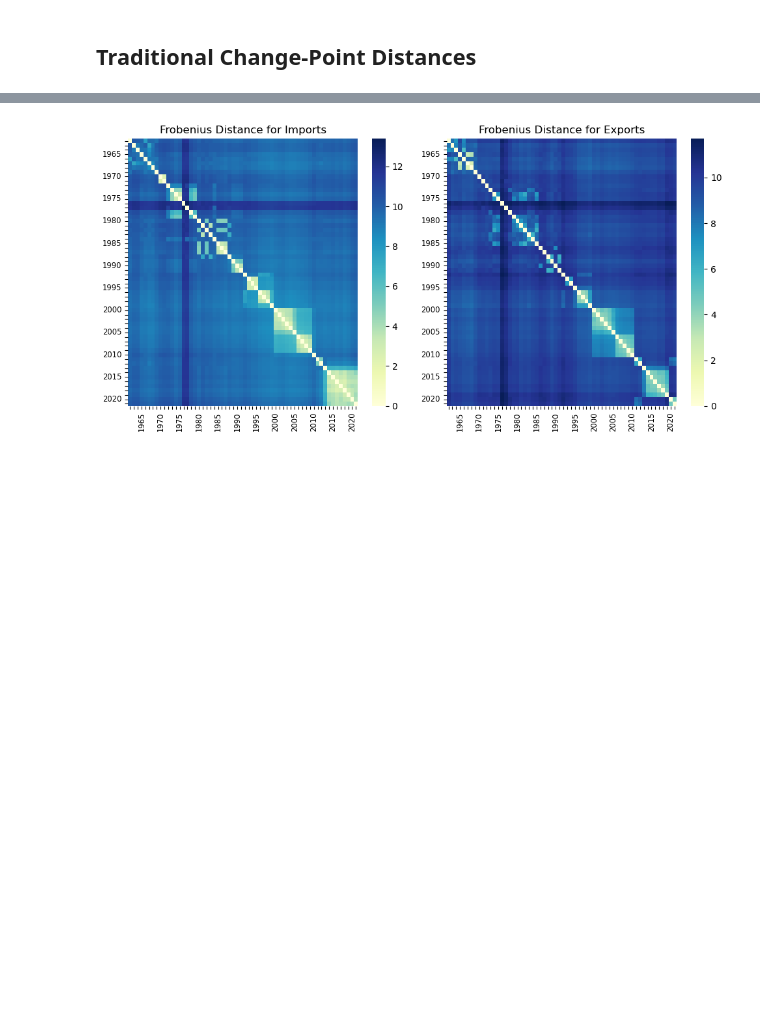
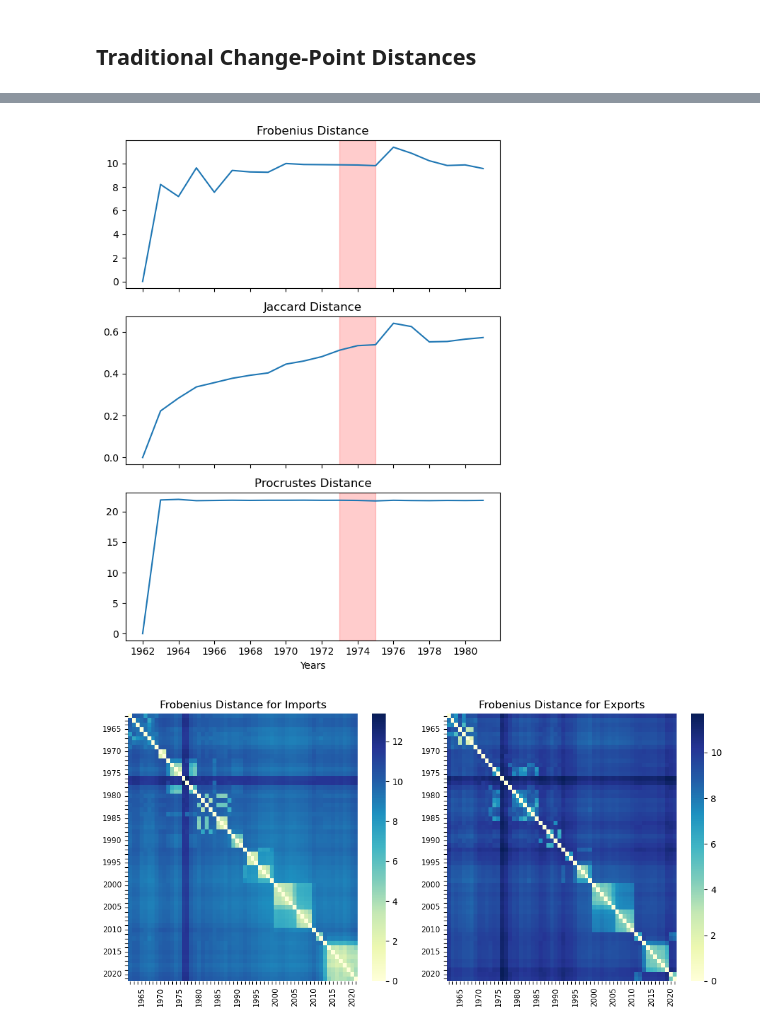
Before and after one commit to soschuetze/Trade-GNN-ChangePoint, a Jupyter notebook: network_exploration.ipynb, the cells around one changed output, grey strips where cells are left out. Saved outputs shown, nothing was run; the diff lists cells and outputs as text; code cells hidden in the pictures; blank space fills up the shorter version.

```diff
--- a/network_exploration.ipynb
+++ b/network_exploration.ipynb
@@ -347,3 +607,30 @@ def pairwise_distance(graphs, dist_type):
+# %%
+# Assuming 'x' is your common x-axis data and 'y1', 'y2', 'y3' are your y-axis data for the three lines
+fig, axs = plt.subplots(3, sharex=True, figsize=(6, 8))
+
+x = range(1962, 1982)
+range_values = list(range(1962, 1982, 2))
+
+axs[0].plot(x, frobenius_distances_oil)
+axs[0].set_title('Frobenius Distance')
+axs[2].set_xticks(range_values)
+axs[0].axvspan(1973, 1975, color='red', alpha=0.2)
+
+axs[1].plot(x, jaccard_distances_oil)
+axs[1].set_title('Jaccard Distance')
+axs[1].set_xticks(range_values)
+axs[1].axvspan(1973, 1975, color='red', alpha=0.2)
+
+axs[2].plot(x, procrustes_distances_oil)
+axs[2].set_title('Procrustes Distance')
+axs[2].set_xticks(range_values)
+axs[2].axvspan(1973, 1975, color='red', alpha=0.2)
+
+plt.xlabel('Years')
+plt.tight_layout()
+plt.show()
+# %% [output]
+[figure, added]
 # %%
 frobenius_distances = pairwise_distance(export_graphs, frobenius_distance)
 # %%
```
Also changed, not shown: parts of 61 cells of this notebook, 8 other files.
